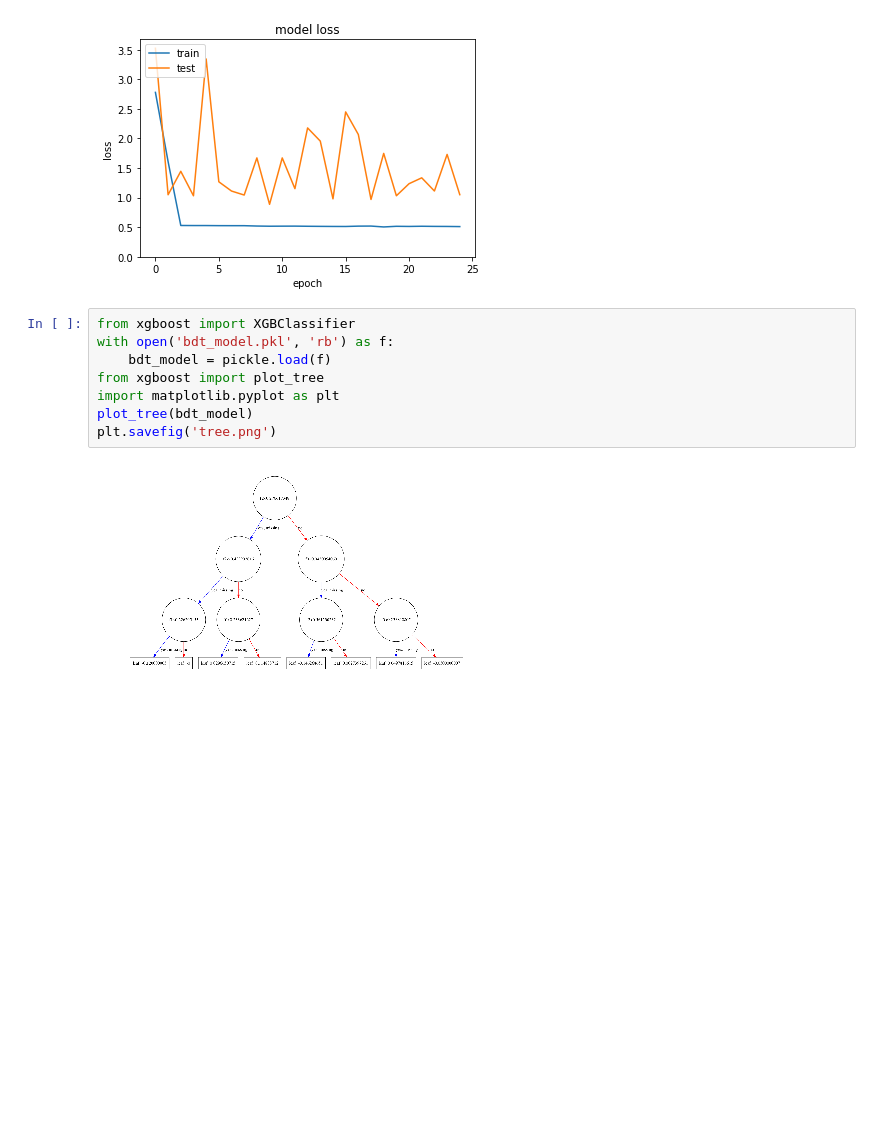
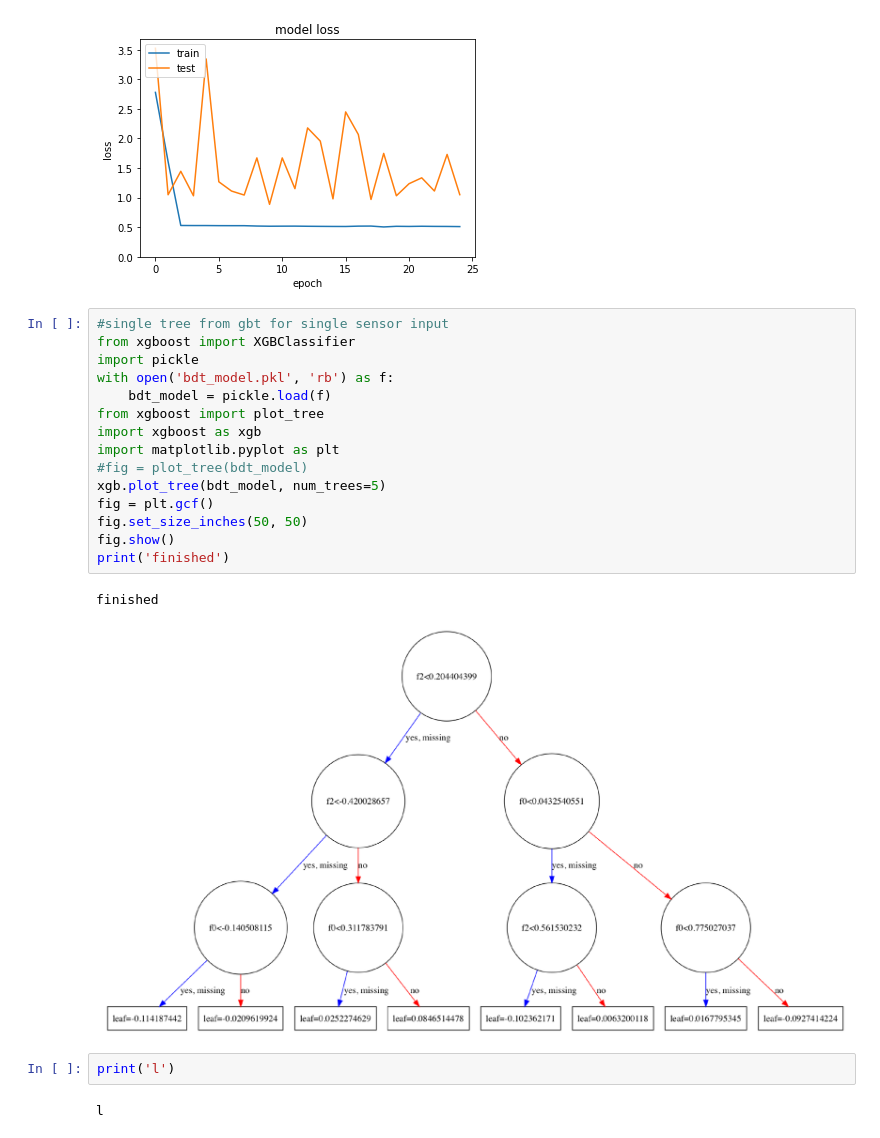
Before and after one commit to dsoselia/Fall-Detection-Project, a Jupyter notebook: figures_fall.ipynb, the cells around one changed output. Cells and saved outputs as stored; diff of their text form; blank space fills up the shorter version.

```diff
--- a/figures_fall.ipynb
+++ b/figures_fall.ipynb
@@ -96,12 +96,24 @@ plt.show()
 [figure]
 [figure]
 # %%
+#single tree from gbt for single sensor input
 from xgboost import XGBClassifier
+import pickle
 with open('bdt_model.pkl', 'rb') as f:
     bdt_model = pickle.load(f)
 from xgboost import plot_tree
+import xgboost as xgb
 import matplotlib.pyplot as plt
-plot_tree(bdt_model)
-plt.savefig('tree.png')
+#fig = plot_tree(bdt_model)
+xgb.plot_tree(bdt_model, num_trees=5)
+fig = plt.gcf()
+fig.set_size_inches(50, 50)
+fig.show()
+print('finished')
 # %% [output]
+finished
-[figure, old version]
+[figure, new version]
+# %%
+print('l')
+# %% [output]
+l
```
